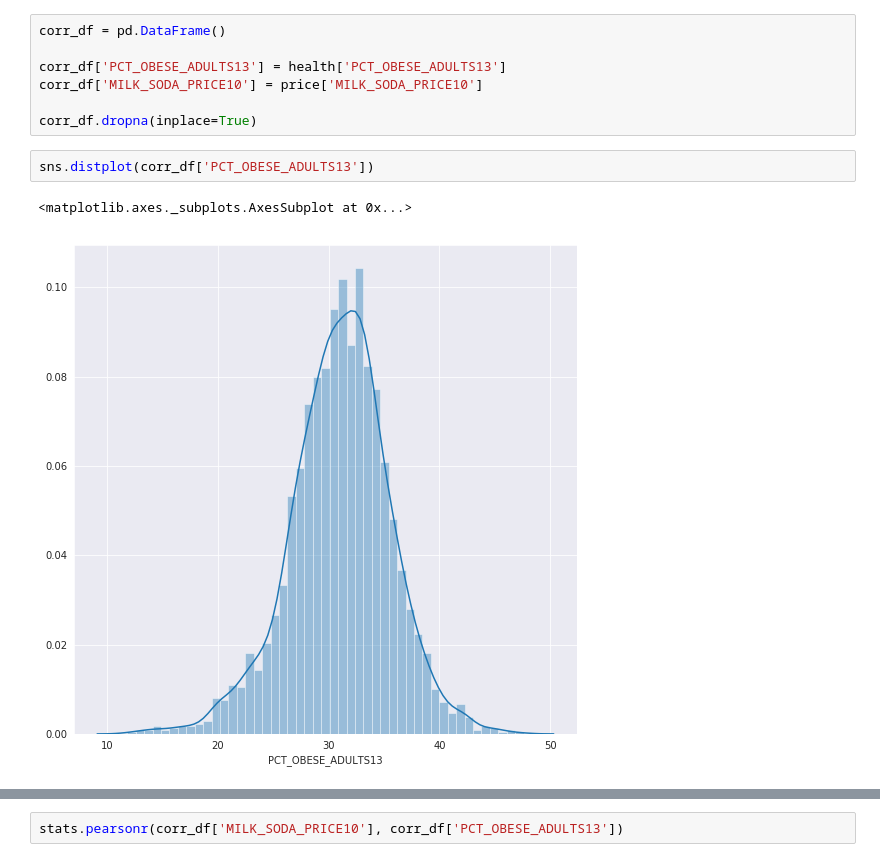
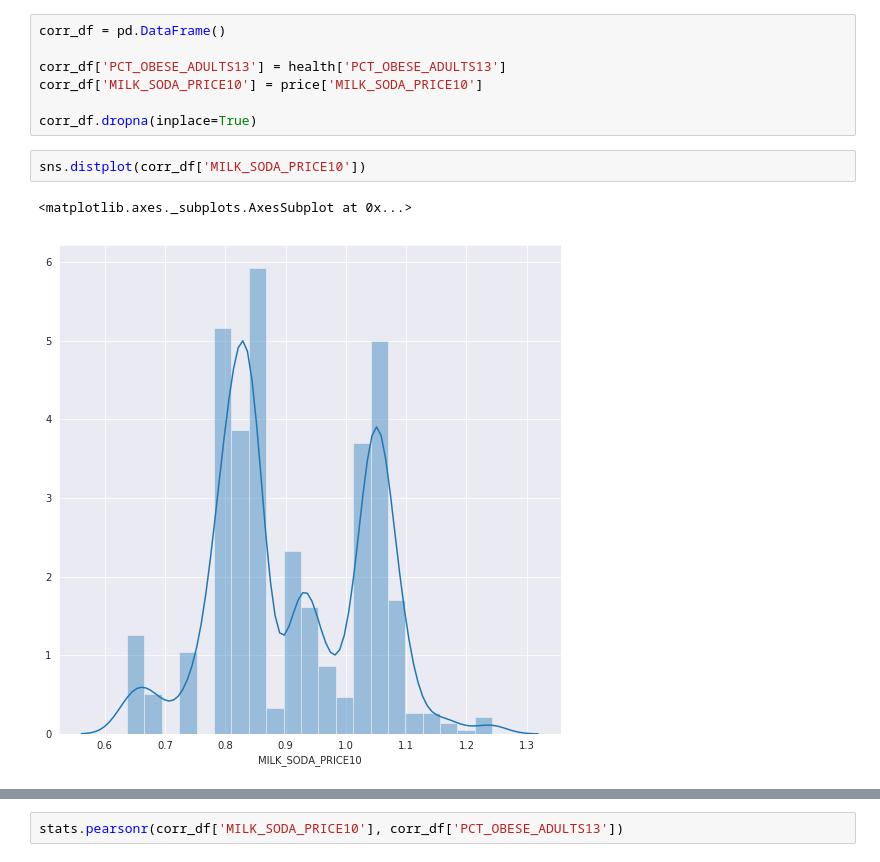
Before and after one commit to chriscross00/projects, a Jupyter notebook: food_security/notebooks/stats.ipynb, the cells around one changed output, grey strips where cells are left out. Saved outputs shown, nothing was run; the diff lists cells and outputs as text.

```diff
--- a/food_security/notebooks/stats.ipynb
+++ b/food_security/notebooks/stats.ipynb
@@ -127,7 +127,7 @@ corr_df['MILK_SODA_PRICE10'] = price['MILK_SODA_PRICE10']
 
 corr_df.dropna(inplace=True)
 # %%
-sns.distplot(corr_df['PCT_OBESE_ADULTS13'])
+sns.distplot(corr_df['MILK_SODA_PRICE10'])
 # %% [output]
 <matplotlib.axes._subplots.AxesSubplot at 0x...>
-[figure, old version]
+[figure, new version]
```
Also changed, not shown: parts of 4 cells of this notebook.
